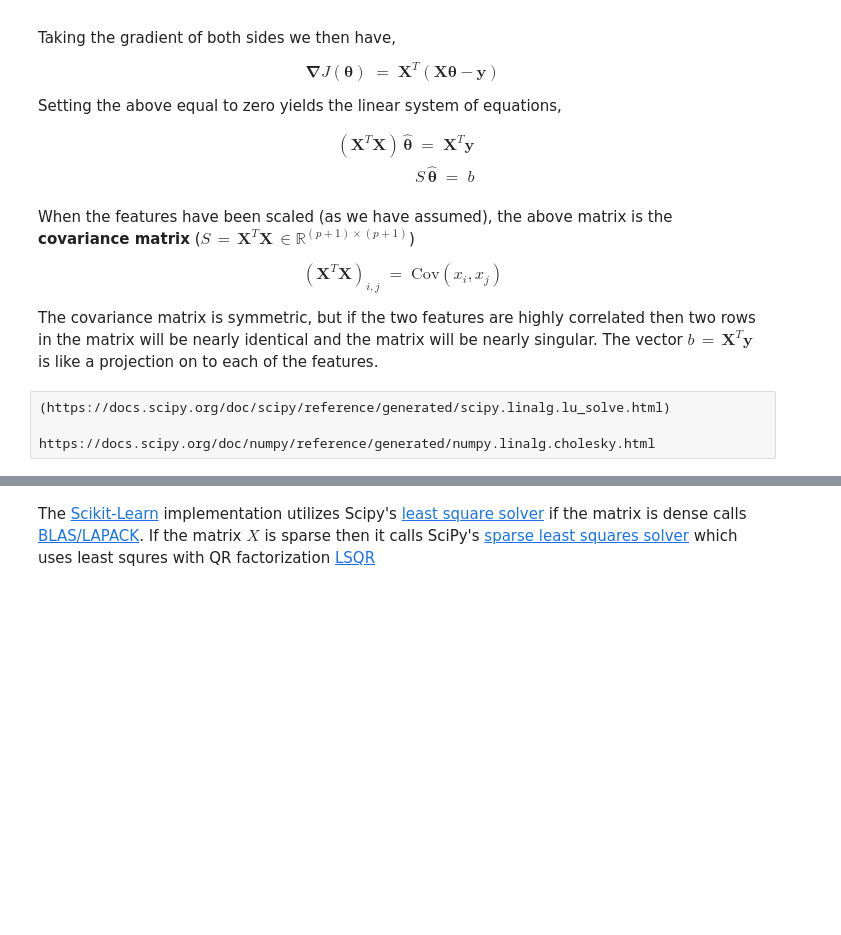
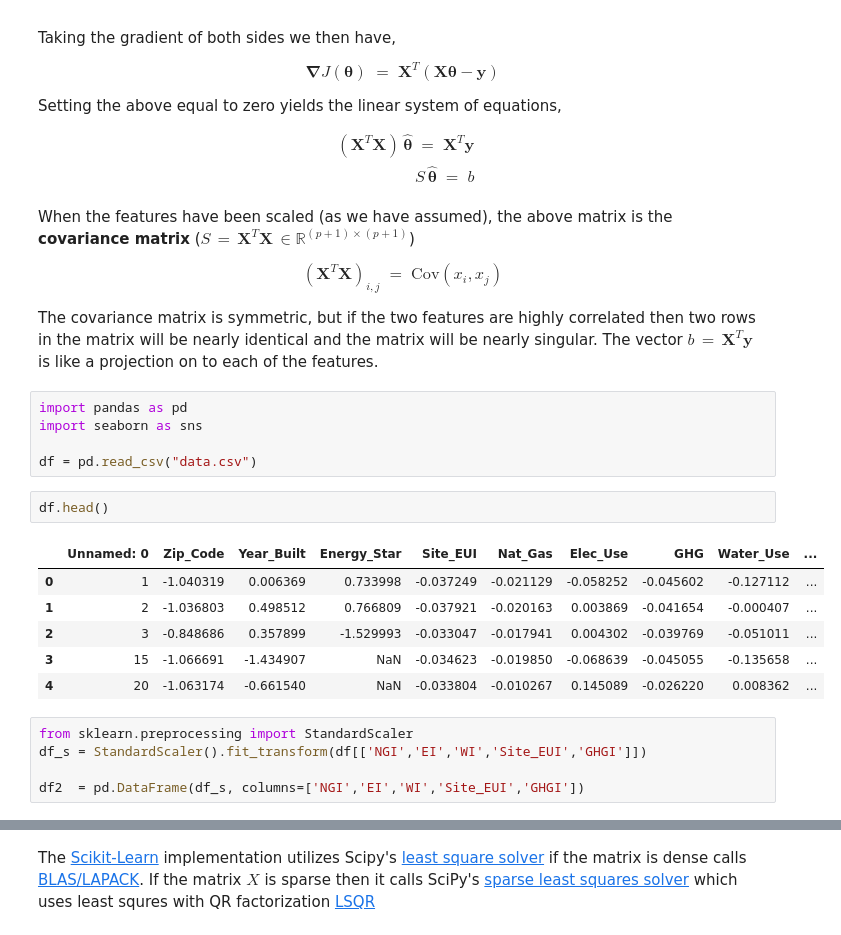
Before and after one commit to mdh266/CompLinearAlgebraML, a Jupyter notebook: Notebook.ipynb, the cells around one changed output, grey strips where cells are left out. Saved outputs shown, nothing was run; the diff lists cells and outputs as text; blank space fills up the shorter version.

```diff
--- a/Notebook.ipynb
+++ b/Notebook.ipynb
@@ -155,7 +155,22 @@ When the features have been scaled (as we have assumed), the above matrix is the
 \end{equation}
 
 The covariance matrix is symmetric, but if the two features are highly correlated then two rows in the matrix will be nearly identical and the matrix will be nearly singular.  The vector $b \, = \, \textbf{X}^{T} \textbf{y} $ is like a projection on to each of the features.
-# %%
-(https://docs.scipy.org/doc/scipy/reference/generated/scipy.linalg.lu_solve.html)
-
-https://docs.scipy.org/doc/numpy/reference/generated/numpy.linalg.cholesky.html
+# %%
+import pandas as pd
+import seaborn as sns
+
+df = pd.read_csv("data.csv")
+# %%
+df.head()
+# %% [output]
+|  | Unnamed: 0 | Zip_Code | Year_Built | Energy_Star | Site_EUI | Nat_Gas | Elec_Use | GHG | Water_Use | ... |
+| 0 | 1 | -1.040319 | 0.006369 | 0.733998 | -0.037249 | -0.021129 | -0.058252 | -0.045602 | -0.127112 | ... |
+| 1 | 2 | -1.036803 | 0.498512 | 0.766809 | -0.037921 | -0.020163 | 0.003869 | -0.041654 | -0.000407 | ... |
+| 2 | 3 | -0.848686 | 0.357899 | -1.529993 | -0.033047 | -0.017941 | 0.004302 | -0.039769 | -0.051011 | ... |
+| 3 | 15 | -1.066691 | -1.434907 | NaN | -0.034623 | -0.019850 | -0.068639 | -0.045055 | -0.135658 | ... |
+| 4 | 20 | -1.063174 | -0.661540 | NaN | -0.033804 | -0.010267 | 0.145089 | -0.026220 | 0.008362 | ... |
+# %%
+from sklearn.preprocessing import StandardScaler
+df_s = StandardScaler().fit_transform(df[['NGI','EI','WI','Site_EUI','GHGI']])
+
+df2  = pd.DataFrame(df_s, columns=['NGI','EI','WI','Site_EUI','GHGI'])
```
Also changed, not shown: parts of 16 cells of this notebook, 3 other files.
